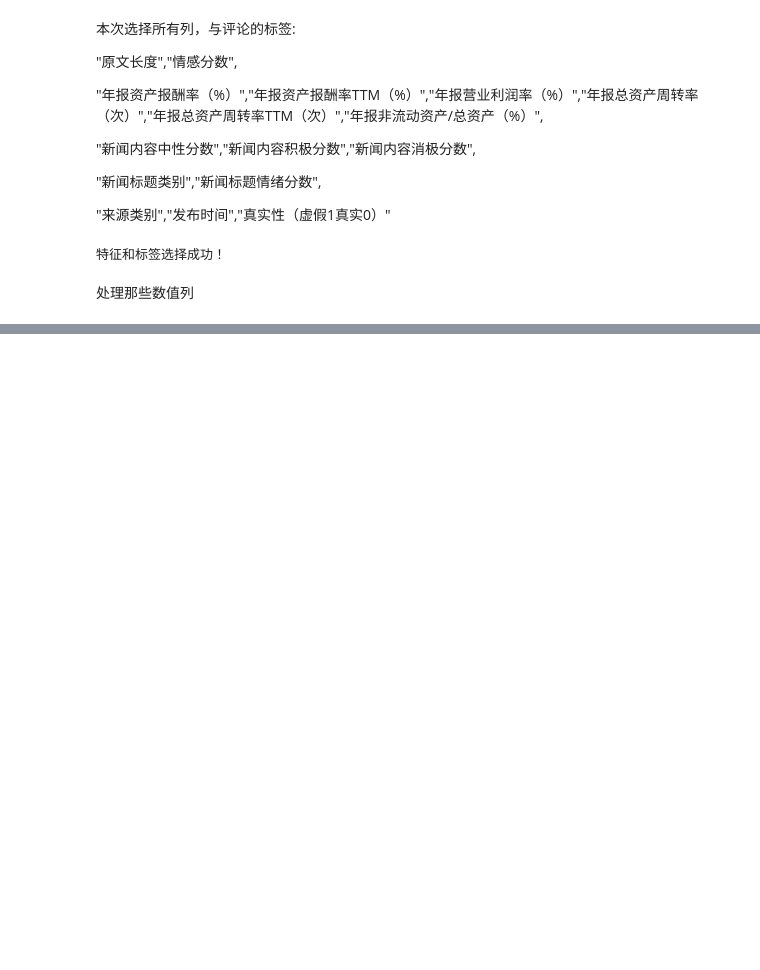
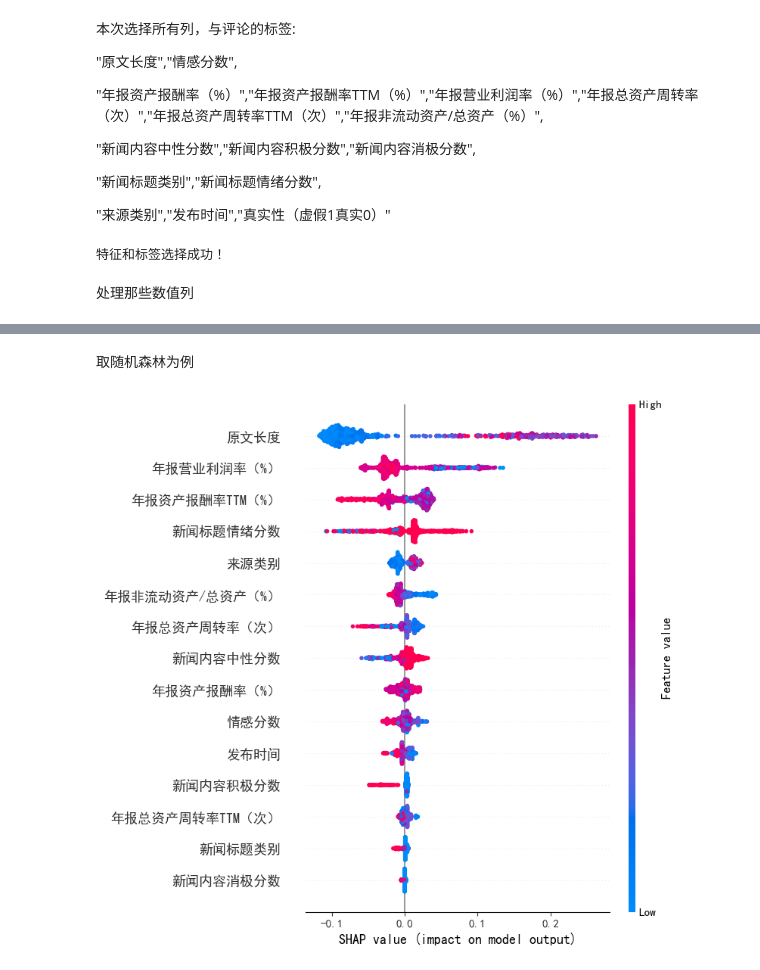
Before and after one commit to Sundance0604/Fake_Finance_News, a Jupyter notebook: faker_news/ml_final.ipynb, the cells around one changed output, grey strips where cells are left out. Cells and saved outputs as stored; diff of their text form; code cells hidden in the pictures; blank space fills up the shorter version.

```diff
--- a/faker_news/ml_final.ipynb
+++ b/faker_news/ml_final.ipynb
@@ -405,0 +1413,10 @@ weighted avg       0.60      0.60      0.60       174
+# %% [markdown]
+取随机森林为例
+# %%
+explainer = shap.TreeExplainer(best_model)
+shap_values = explainer.shap_values(X_train)
+
+# 可视化 SHAP 值
+shap.summary_plot(shap_values, X_train)  # 对于二分类模型，索引 1 表示第二类的 SHAP 值
+# %% [output]
+[figure, added]
```
Also changed, not shown: parts of 106 cells of this notebook, 45 other files.
